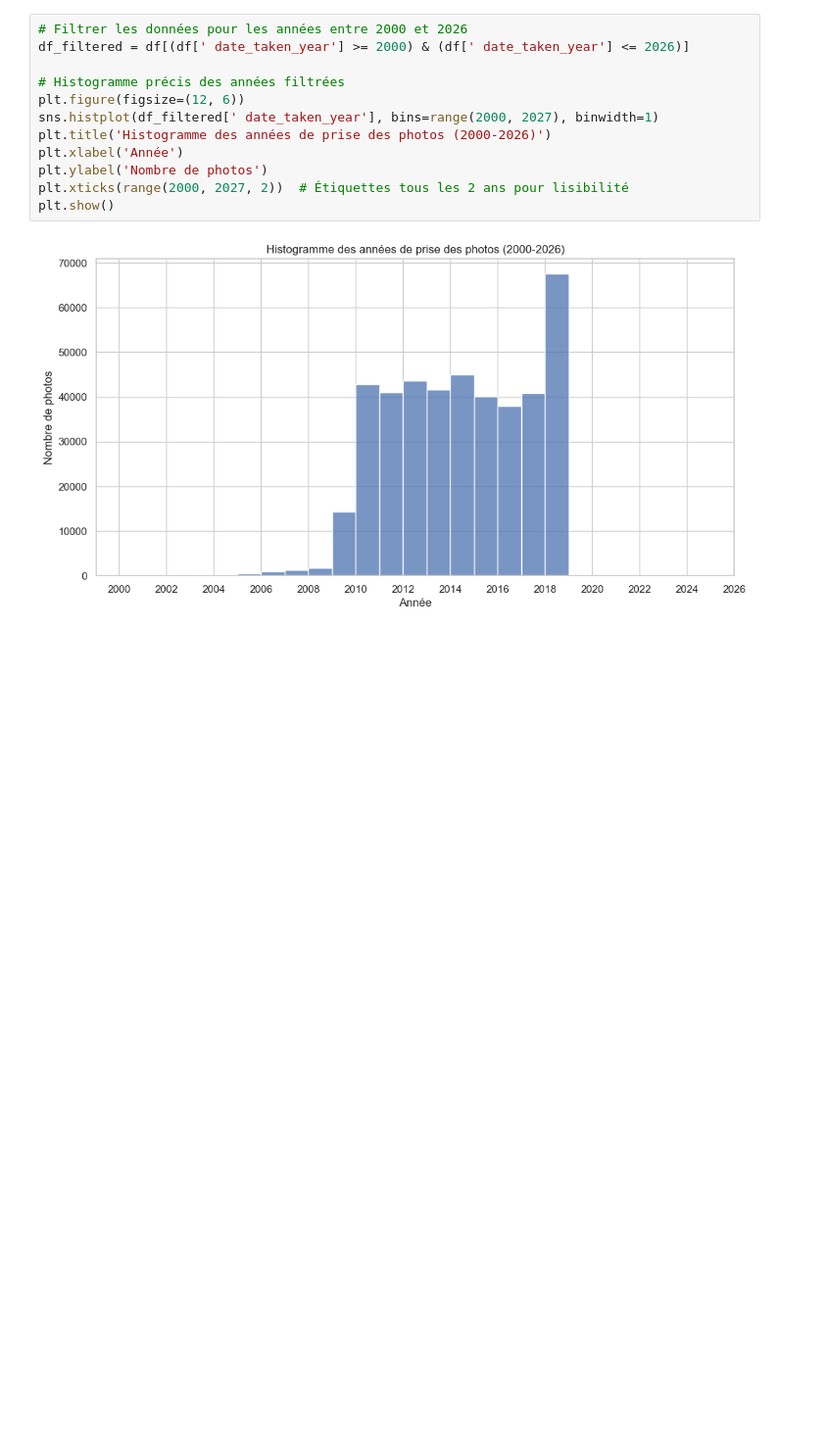
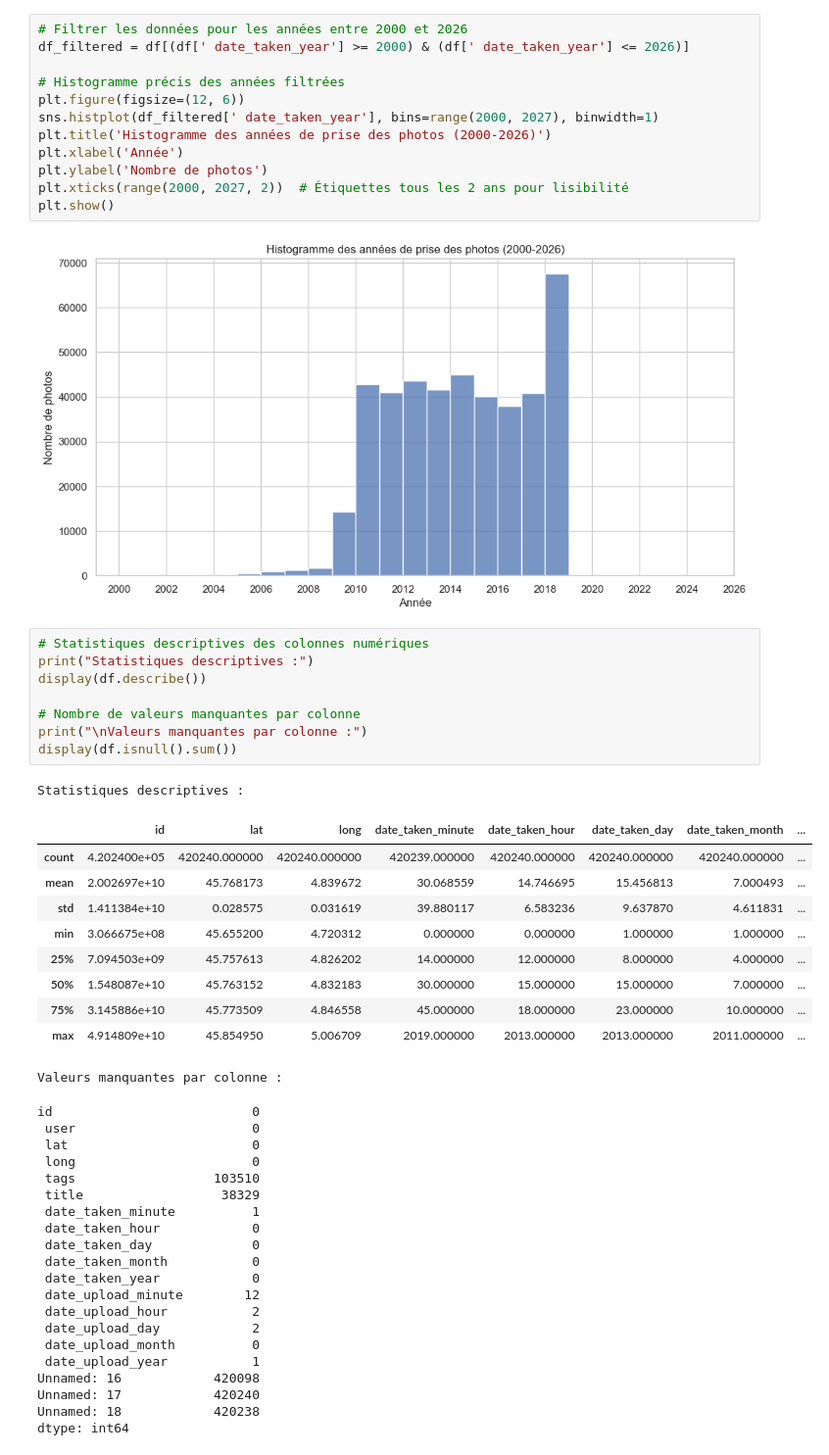
Before and after one commit to nathanvanneste/GrandLyon-DataMiningProject, a Jupyter notebook: Projet.ipynb, the cells around one changed output. Shown at 98% size. Cells and saved outputs as stored; diff of their text form; blank space fills up the shorter version.

Commit message:
Visu des donnée manquants

```diff
--- a/Projet.ipynb
+++ b/Projet.ipynb
@@ -107,3 +105,43 @@ plt.xticks(range(2000, 2027, 2))  # Étiquettes tous les 2 ans pour lisibilité
 plt.show()
 # %% [output]
 [figure]
+# %%
+# Statistiques descriptives des colonnes numériques
+print("Statistiques descriptives :")
+display(df.describe())
+
+# Nombre de valeurs manquantes par colonne
+print("\nValeurs manquantes par colonne :")
+display(df.isnull().sum())
+# %% [output]
+Statistiques descriptives :
+|  | id | lat | long | date_taken_minute | date_taken_hour | date_taken_day | date_taken_month | ... |
+| count | 4.202400e+05 | 420240.000000 | 420240.000000 | 420239.000000 | 420240.000000 | 420240.000000 | 420240.000000 | ... |
+| mean | 2.002697e+10 | 45.768173 | 4.839672 | 30.068559 | 14.746695 | 15.456813 | 7.000493 | ... |
+| std | 1.411384e+10 | 0.028575 | 0.031619 | 39.880117 | 6.583236 | 9.637870 | 4.611831 | ... |
+| min | 3.066675e+08 | 45.655200 | 4.720312 | 0.000000 | 0.000000 | 1.000000 | 1.000000 | ... |
+| 25% | 7.094503e+09 | 45.757613 | 4.826202 | 14.000000 | 12.000000 | 8.000000 | 4.000000 | ... |
+| 50% | 1.548087e+10 | 45.763152 | 4.832183 | 30.000000 | 15.000000 | 15.000000 | 7.000000 | ... |
+| 75% | 3.145886e+10 | 45.773509 | 4.846558 | 45.000000 | 18.000000 | 23.000000 | 10.000000 | ... |
+| max | 4.914809e+10 | 45.854950 | 5.006709 | 2019.000000 | 2013.000000 | 2013.000000 | 2011.000000 | ... |
+Valeurs manquantes par colonne :
+id                          0
+ user                       0
+ lat                        0
+ long                       0
+ tags                  103510
+ title                  38329
+ date_taken_minute          1
+ date_taken_hour            0
+ date_taken_day             0
+ date_taken_month           0
+ date_taken_year            0
+ date_upload_minute        12
+ date_upload_hour           2
+ date_upload_day            2
+ date_upload_month          0
+ date_upload_year           1
+Unnamed: 16            420098
+Unnamed: 17            420240
+Unnamed: 18            420238
+dtype: int64
```
Also changed, not shown: parts of 3 cells of this notebook.
